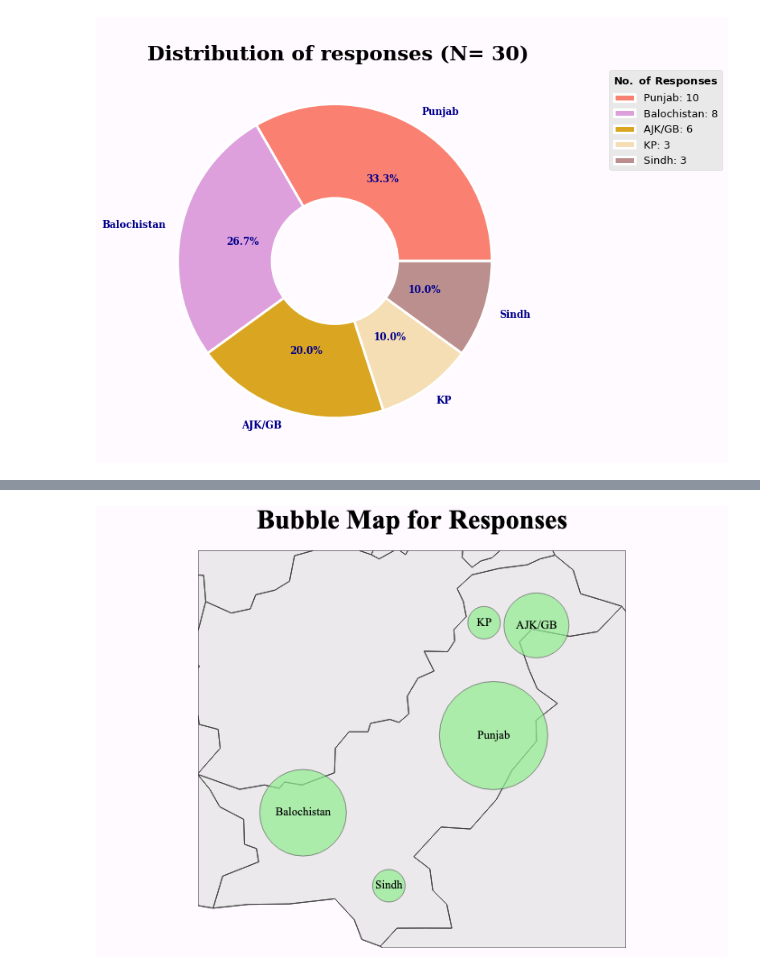
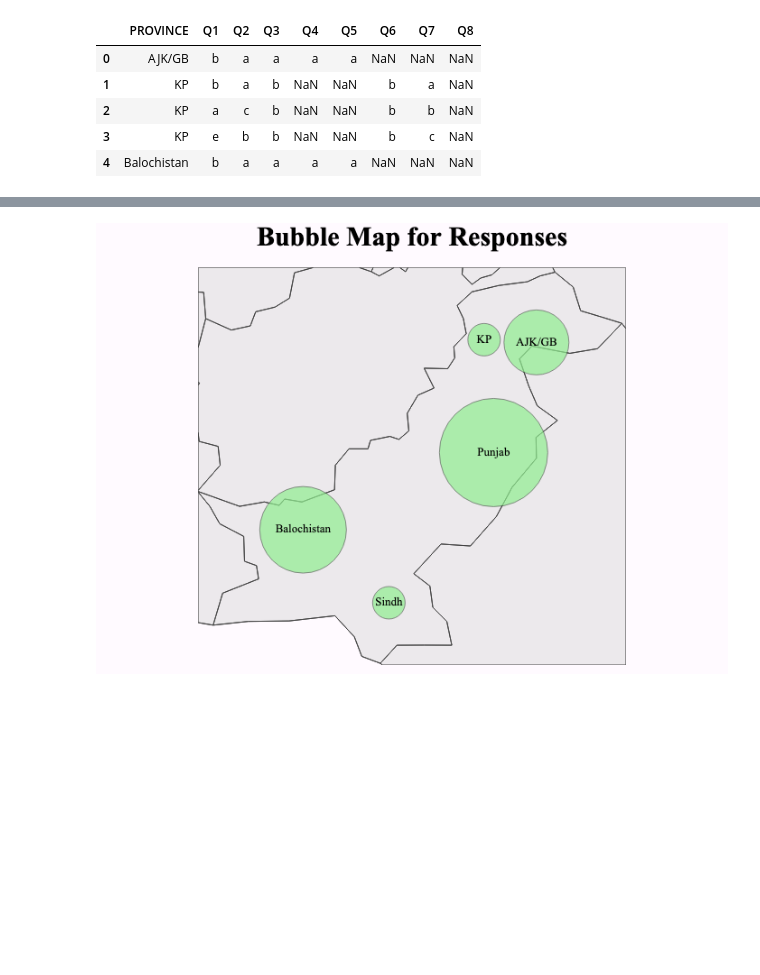
Before and after one commit to snaveerafrizvi/Grievance-Redressal, a Jupyter notebook: Grievance_redressal_sampledata.ipynb, the cells around one changed output, grey strips where cells are left out. Saved outputs shown, nothing was run; the diff lists cells and outputs as text; code cells hidden in the pictures; blank space fills up the shorter version.

```diff
--- a/Grievance_redressal_sampledata.ipynb
+++ b/Grievance_redressal_sampledata.ipynb
@@ -60,36 +33,10 @@ df.head()
-# %%
-fig,ax= plt.subplots(figsize=(16,9))
-
-# Define colors for Provinces
-col_pie={
-    'Balochistan':'plum',
-    'Punjab':'salmon',
-    'GB':(0.5, 0.8, 0.875),
-    'KP':'wheat',
-    'Sindh':'rosybrown',
-    'AJK/GB':'goldenrod'}
-
-# Plot Pie Chart
-data_pie = df["Province"].value_counts().to_frame()
-data_pie["Labels"] = data_pie.index+": "+data_pie["Province"].astype(str)
-
-data_pie["Province"].plot(
-        kind='pie',
-        ax=ax,
-        autopct='%1.1f%%',
-        colors= [col_pie[v] for v in data_pie.index],
-        textprops={'fontsize': 12,'color':'darkblue','fontweight':550,'family':'serif'},
-        wedgeprops = {'width':0.6,'linewidth':3, 'edgecolor':(1,1,1,1)})
-
-ax.legend(
-        loc='upper right', bbox_to_anchor=(1.5, 1),labels=data_pie["Labels"],prop={'size': 13},
-        title="$\\bf{No.\ of\ Responses}$", title_fontsize=13)
-ax.set_title(
-        f"\n Distribution of responses (N= {data_pie['Province'].sum()})",
-        loc='center', fontsize=25, fontweight="bold",family='serif')
-ax.set_ylabel("")
-ax.tick_params(axis='x', labelsize=25)
-ax.tick_params(axis='y', labelsize=25)
-fig.set_facecolor(tuple(np.array([255, 250, 255]) / 255))
-# %% [output]
-[figure, removed]
+# %%
+#Responses
+df_raw_responses.head()
+# %% [output]
+|  | PROVINCE | Q1 | Q2 | Q3 | Q4 | Q5 | Q6 | Q7 | Q8 |
+| 0 | AJK/GB | b | a | a | a | a | NaN | NaN | NaN |
+| 1 | KP | b | a | b | NaN | NaN | b | a | NaN |
+| 2 | KP | a | c | b | NaN | NaN | b | b | NaN |
+| 3 | KP | e | b | b | NaN | NaN | b | c | NaN |
+| 4 | Balochistan | b | a | a | a | a | NaN | NaN | NaN |
```
Also changed, not shown: parts of 8 cells of this notebook, 1 other file.
